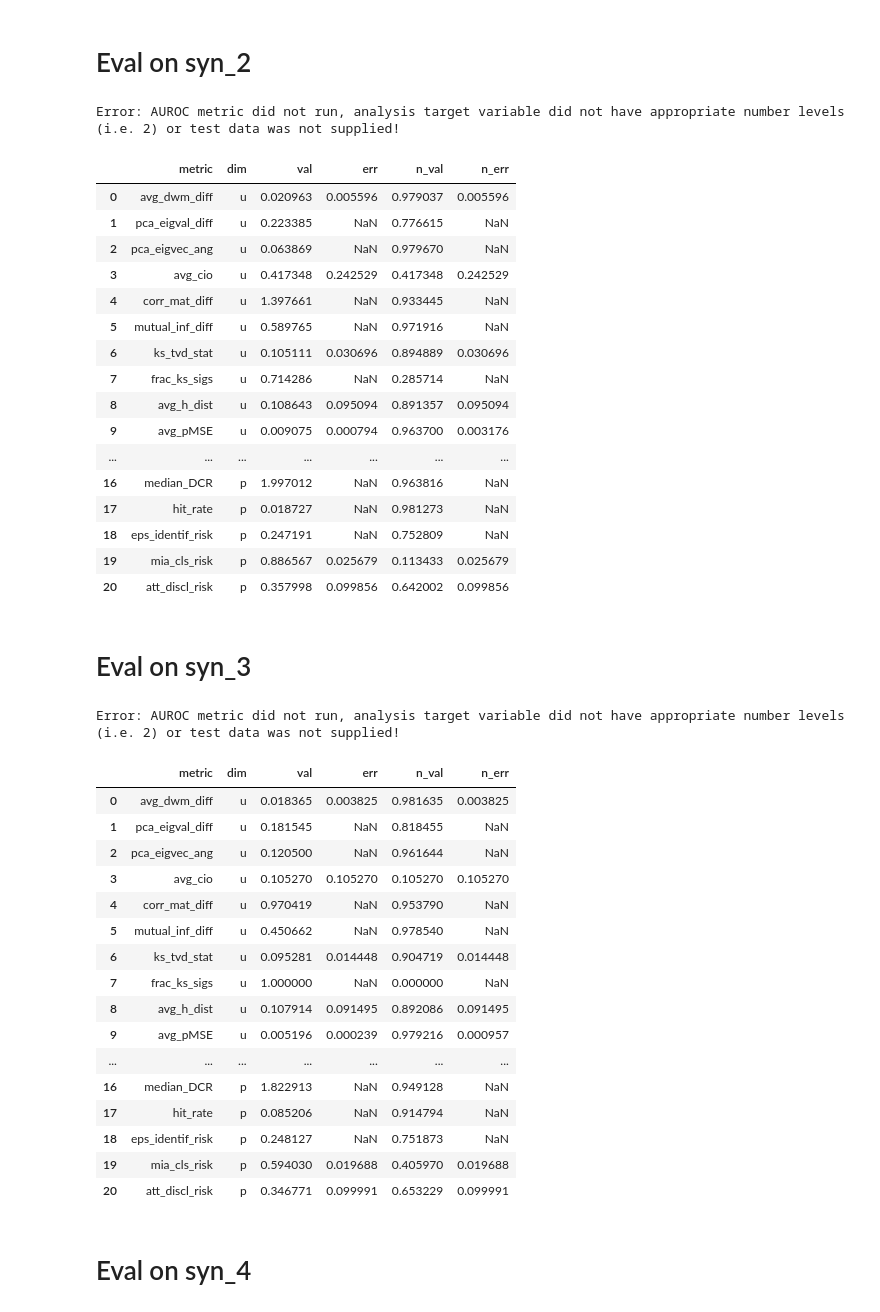
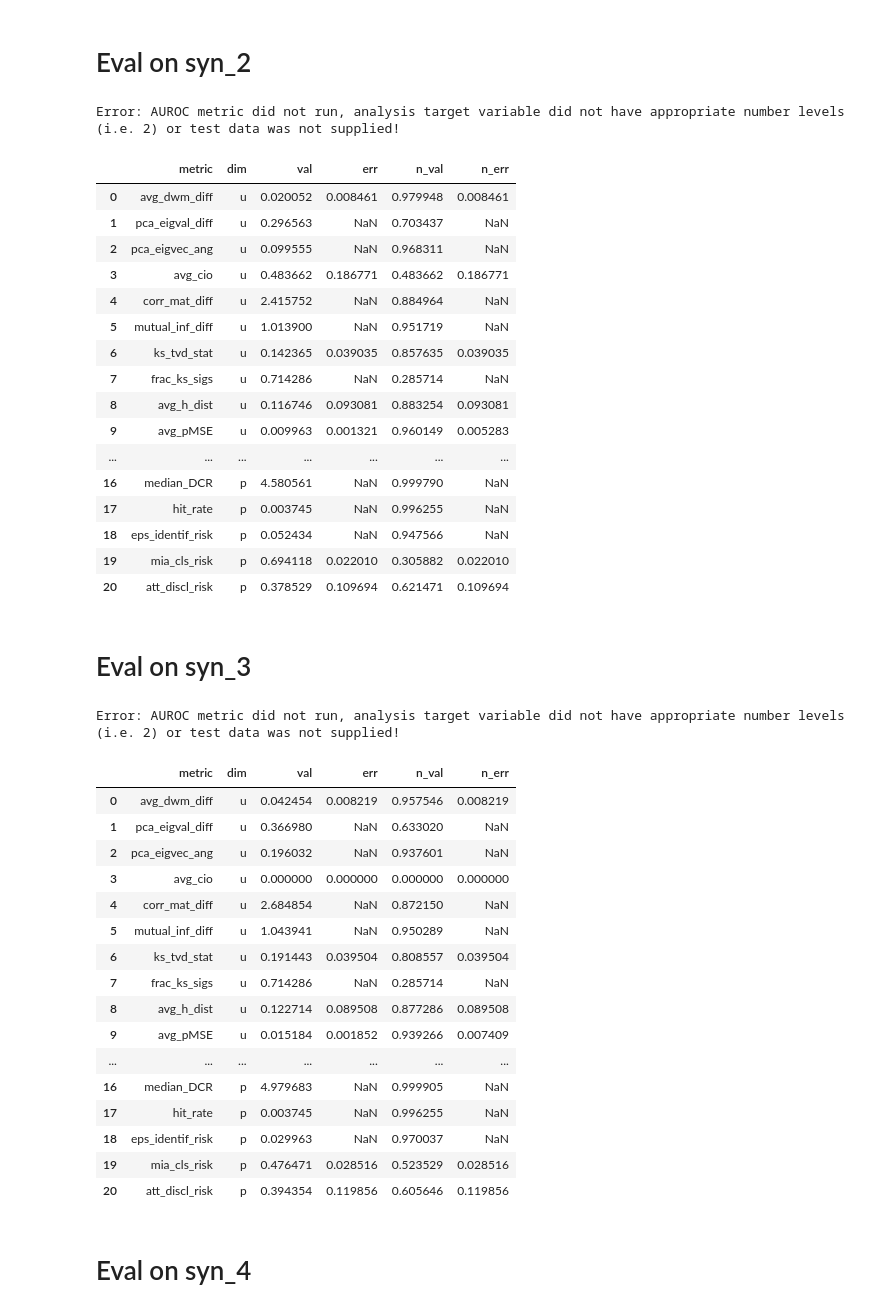
Before and after one commit to LucasBrynk/synthe_size_me, a Jupyter notebook: penguins_syn/penguins_tvae_syn.ipynb, the cells around one changed output. Drawn from its saved outputs; the diff is of its cells as text; code cells hidden in the pictures.

```diff
--- a/penguins_syn/penguins_tvae_syn.ipynb
+++ b/penguins_syn/penguins_tvae_syn.ipynb
@@ -398,13 +413,6 @@ Error: AUROC metric did not run, analysis target variable did not have appropria
 # %%
-# Read train and test data from stack_v1
-penguins_train = pd.read_csv(f"{gen_method}\penguins_stack_v1_train.csv")
-penguins_test = pd.read_csv(f"{gen_method}\penguins_stack_v1_test.csv")
-
-# Read syn_v2 data
-penguins_syn = pd.read_csv(f"{gen_method}\penguins_syn_v2.csv").round(1)
-
-# Remove first column
-penguins_syn = penguins_syn.iloc[:, 1:]
+# Read syn_v2 sample
+penguins_syn = pd.read_csv(f"{gen_method}\syn_v2_sample.csv")
 
 # SynthEval
 S = SynthEval(penguins_train, holdout_dataframe=penguins_test, verbose=0)
@@ -413,21 +421,21 @@ res_stack_v1
 # %% [output]
 Error: AUROC metric did not run, analysis target variable did not have appropriate number levels (i.e. 2) or test data was not supplied!
 |  | metric | dim | val | err | n_val | n_err |
-| 0 | avg_dwm_diff | u | 0.020963 | 0.005596 | 0.979037 | 0.005596 |
-| 1 | pca_eigval_diff | u | 0.223385 | NaN | 0.776615 | NaN |
-| 2 | pca_eigvec_ang | u | 0.063869 | NaN | 0.979670 | NaN |
-| 3 | avg_cio | u | 0.417348 | 0.242529 | 0.417348 | 0.242529 |
-| 4 | corr_mat_diff | u | 1.397661 | NaN | 0.933445 | NaN |
-| 5 | mutual_inf_diff | u | 0.589765 | NaN | 0.971916 | NaN |
-| 6 | ks_tvd_stat | u | 0.105111 | 0.030696 | 0.894889 | 0.030696 |
+| 0 | avg_dwm_diff | u | 0.020052 | 0.008461 | 0.979948 | 0.008461 |
+| 1 | pca_eigval_diff | u | 0.296563 | NaN | 0.703437 | NaN |
+| 2 | pca_eigvec_ang | u | 0.099555 | NaN | 0.968311 | NaN |
+| 3 | avg_cio | u | 0.483662 | 0.186771 | 0.483662 | 0.186771 |
+| 4 | corr_mat_diff | u | 2.415752 | NaN | 0.884964 | NaN |
+| 5 | mutual_inf_diff | u | 1.013900 | NaN | 0.951719 | NaN |
+| 6 | ks_tvd_stat | u | 0.142365 | 0.039035 | 0.857635 | 0.039035 |
 | 7 | frac_ks_sigs | u | 0.714286 | NaN | 0.285714 | NaN |
-| 8 | avg_h_dist | u | 0.108643 | 0.095094 | 0.891357 | 0.095094 |
-| 9 | avg_pMSE | u | 0.009075 | 0.000794 | 0.963700 | 0.003176 |
+| 8 | avg_h_dist | u | 0.116746 | 0.093081 | 0.883254 | 0.093081 |
+| 9 | avg_pMSE | u | 0.009963 | 0.001321 | 0.960149 | 0.005283 |
 | ... | ... | ... | ... | ... | ... | ... |
-| 16 | median_DCR | p | 1.997012 | NaN | 0.963816 | NaN |
-| 17 | hit_rate | p | 0.018727 | NaN | 0.981273 | NaN |
-| 18 | eps_identif_risk | p | 0.247191 | NaN | 0.752809 | NaN |
-| 19 | mia_cls_risk | p | 0.886567 | 0.025679 | 0.113433 | 0.025679 |
-| 20 | att_discl_risk | p | 0.357998 | 0.099856 | 0.642002 | 0.099856 |
+| 16 | median_DCR | p | 4.580561 | NaN | 0.999790 | NaN |
+| 17 | hit_rate | p | 0.003745 | NaN | 0.996255 | NaN |
+| 18 | eps_identif_risk | p | 0.052434 | NaN | 0.947566 | NaN |
+| 19 | mia_cls_risk | p | 0.694118 | 0.022010 | 0.305882 | 0.022010 |
+| 20 | att_discl_risk | p | 0.378529 | 0.109694 | 0.621471 | 0.109694 |
 # %% [markdown]
 # Eval on syn_3
@@ -434,36 +454,29 @@ Error: AUROC metric did not run, analysis target variable did not have appropria
 # %%
-# Read train and test data from stack_v2
-penguins_train = pd.read_csv(f"{gen_method}\penguins_stack_v2_train.csv")
-penguins_test = pd.read_csv(f"{gen_method}\penguins_stack_v2_test.csv")
-
-# Read syn_v3 data
-penguins_syn = pd.read_csv(f"{gen_method}\penguins_syn_v3.csv").round(1)
-
-# Remove first column
-penguins_syn = penguins_syn.iloc[:, 1:]
+# Read syn_v3 sample
+penguins_syn = pd.read_csv(f"{gen_method}\syn_v3_sample.csv")
 
 # SynthEval
 S = SynthEval(penguins_train, holdout_dataframe=penguins_test, verbose=0)
 res_stack_v2 = S.evaluate(penguins_syn,target,"full_eval")
 res_stack_v2
 # %% [output]
 Error: AUROC metric did not run, analysis target variable did not have appropriate number levels (i.e. 2) or test data was not supplied!
 |  | metric | dim | val | err | n_val | n_err |
-| 0 | avg_dwm_diff | u | 0.018365 | 0.003825 | 0.981635 | 0.003825 |
-| 1 | pca_eigval_diff | u | 0.181545 | NaN | 0.818455 | NaN |
-| 2 | pca_eigvec_ang | u | 0.120500 | NaN | 0.961644 | NaN |
-| 3 | avg_cio | u | 0.105270 | 0.105270 | 0.105270 | 0.105270 |
-| 4 | corr_mat_diff | u | 0.970419 | NaN | 0.953790 | NaN |
-| 5 | mutual_inf_diff | u | 0.450662 | NaN | 0.978540 | NaN |
-| 6 | ks_tvd_stat | u | 0.095281 | 0.014448 | 0.904719 | 0.014448 |
-| 7 | frac_ks_sigs | u | 1.000000 | NaN | 0.000000 | NaN |
-| 8 | avg_h_dist | u | 0.107914 | 0.091495 | 0.892086 | 0.091495 |
-| 9 | avg_pMSE | u | 0.005196 | 0.000239 | 0.979216 | 0.000957 |
+| 0 | avg_dwm_diff | u | 0.042454 | 0.008219 | 0.957546 | 0.008219 |
+| 1 | pca_eigval_diff | u | 0.366980 | NaN | 0.633020 | NaN |
+| 2 | pca_eigvec_ang | u | 0.196032 | NaN | 0.937601 | NaN |
+| 3 | avg_cio | u | 0.000000 | 0.000000 | 0.000000 | 0.000000 |
+| 4 | corr_mat_diff | u | 2.684854 | NaN | 0.872150 | NaN |
+| 5 | mutual_inf_diff | u | 1.043941 | NaN | 0.950289 | NaN |
+| 6 | ks_tvd_stat | u | 0.191443 | 0.039504 | 0.808557 | 0.039504 |
+| 7 | frac_ks_sigs | u | 0.714286 | NaN | 0.285714 | NaN |
+| 8 | avg_h_dist | u | 0.122714 | 0.089508 | 0.877286 | 0.089508 |
+| 9 | avg_pMSE | u | 0.015184 | 0.001852 | 0.939266 | 0.007409 |
 | ... | ... | ... | ... | ... | ... | ... |
-| 16 | median_DCR | p | 1.822913 | NaN | 0.949128 | NaN |
-| 17 | hit_rate | p | 0.085206 | NaN | 0.914794 | NaN |
-| 18 | eps_identif_risk | p | 0.248127 | NaN | 0.751873 | NaN |
-| 19 | mia_cls_risk | p | 0.594030 | 0.019688 | 0.405970 | 0.019688 |
-| 20 | att_discl_risk | p | 0.346771 | 0.099991 | 0.653229 | 0.099991 |
+| 16 | median_DCR | p | 4.979683 | NaN | 0.999905 | NaN |
+| 17 | hit_rate | p | 0.003745 | NaN | 0.996255 | NaN |
+| 18 | eps_identif_risk | p | 0.029963 | NaN | 0.970037 | NaN |
+| 19 | mia_cls_risk | p | 0.476471 | 0.028516 | 0.523529 | 0.028516 |
+| 20 | att_discl_risk | p | 0.394354 | 0.119856 | 0.605646 | 0.119856 |
 # %% [markdown]
 # Eval on syn_4
```
Also changed, not shown: parts of 36 cells of this notebook.
